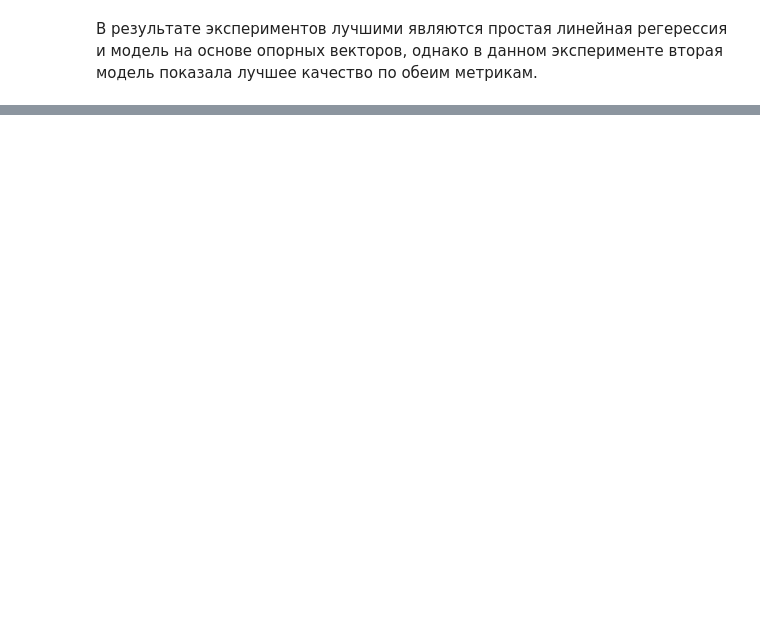
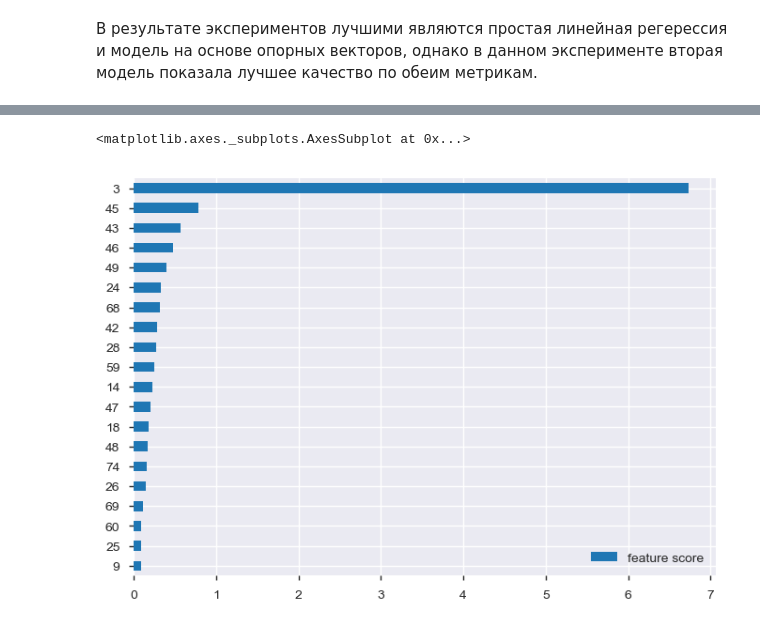
Before and after one commit to GA239/DS_course, a Jupyter notebook: HW2/HW2.ipynb, the cells around one changed output, grey strips where cells are left out. Saved outputs shown, nothing was run; the diff lists cells and outputs as text; code cells hidden in the pictures; blank space fills up the shorter version.

```diff
--- a/HW2/HW2.ipynb
+++ b/HW2/HW2.ipynb
@@ -433,0 +445,3 @@ array([<matplotlib.axes._subplots.AxesSubplot object at 0x...>,
+# %%
+regresion_model = model.best_estimator_.steps[3][1]
+regresion_model.get_params()
@@ -433,0 +459,7 @@ array([<matplotlib.axes._subplots.AxesSubplot object at 0x...>,
+# %%
+coef = np.abs(regresion_model.coef_)
+features = pd.DataFrame(coef, columns=['feature score']).sort_values('feature score')
+features.tail(20).plot.barh()
+# %% [output]
+<matplotlib.axes._subplots.AxesSubplot at 0x...>
+[figure, added]
```
Also changed, not shown: parts of 21 cells of this notebook.
